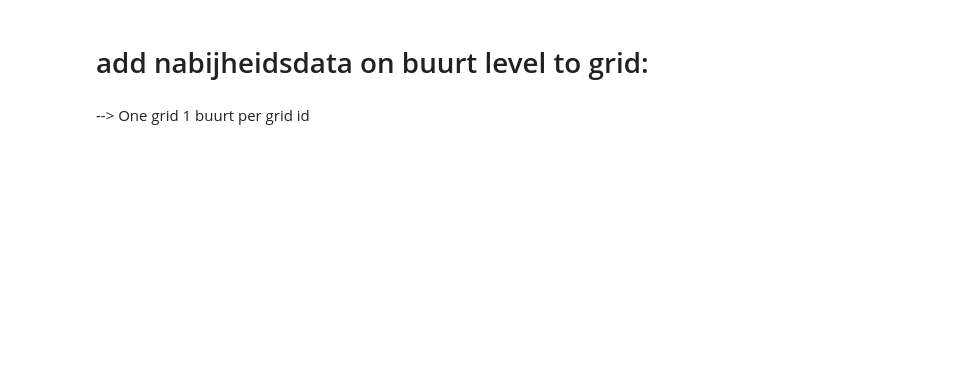
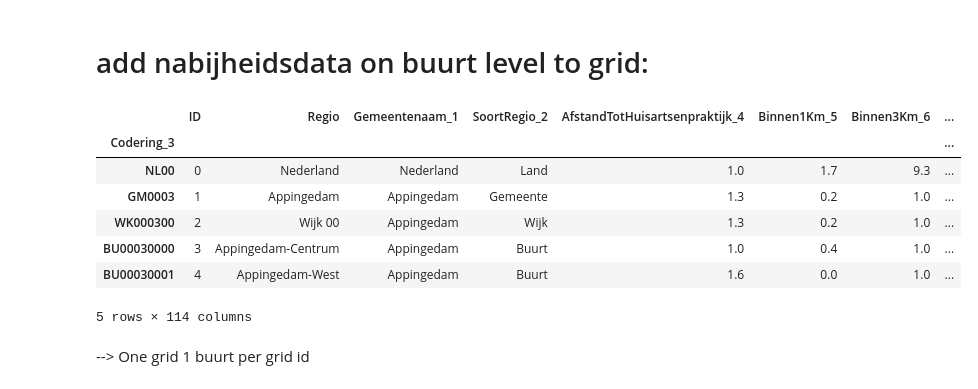
Before and after one commit to NielsvanOpstal/Thesis, a Jupyter notebook: Snapshotter.ipynb, the cells around one changed output. Cells and saved outputs as stored; diff of their text form; code cells hidden in the pictures; blank space fills up the shorter version.

```diff
--- a/Snapshotter.ipynb
+++ b/Snapshotter.ipynb
@@ -172,6 +309,17 @@ cbs16 = pd.DataFrame(cbsodata.get_data('83749NED')).set_index("Codering_3")
 cbs17 = pd.DataFrame(cbsodata.get_data('84334NED')).set_index("Codering_3")
 cbs18 = pd.DataFrame(cbsodata.get_data('84463NED')).set_index("Codering_3")
 cbs19 = pd.DataFrame(cbsodata.get_data('84718NED')).set_index("Codering_3")
+# %%
+cbs15.head()
+# %% [output]
+|  | ID | Regio | Gemeentenaam_1 | SoortRegio_2 | AfstandTotHuisartsenpraktijk_4 | Binnen1Km_5 | Binnen3Km_6 | ... |
+| Codering_3 |  |  |  |  |  |  |  | ... |
+| NL00 | 0 | Nederland | Nederland | Land | 1.0 | 1.7 | 9.3 | ... |
+| GM0003 | 1 | Appingedam | Appingedam | Gemeente | 1.3 | 0.2 | 1.0 | ... |
+| WK000300 | 2 | Wijk 00 | Appingedam | Wijk | 1.3 | 0.2 | 1.0 | ... |
+| BU00030000 | 3 | Appingedam-Centrum | Appingedam | Buurt | 1.0 | 0.4 | 1.0 | ... |
+| BU00030001 | 4 | Appingedam-West | Appingedam | Buurt | 1.6 | 0.0 | 1.0 | ... |
+5 rows × 114 columns
 # %%
 # Only keep neighborhood related data (smallest area)
 cbs15 = cbs15[cbs15.SoortRegio_2 == 'Buurt     ']
```
Also changed, not shown: parts of 63 cells of this notebook, 4 other files.
